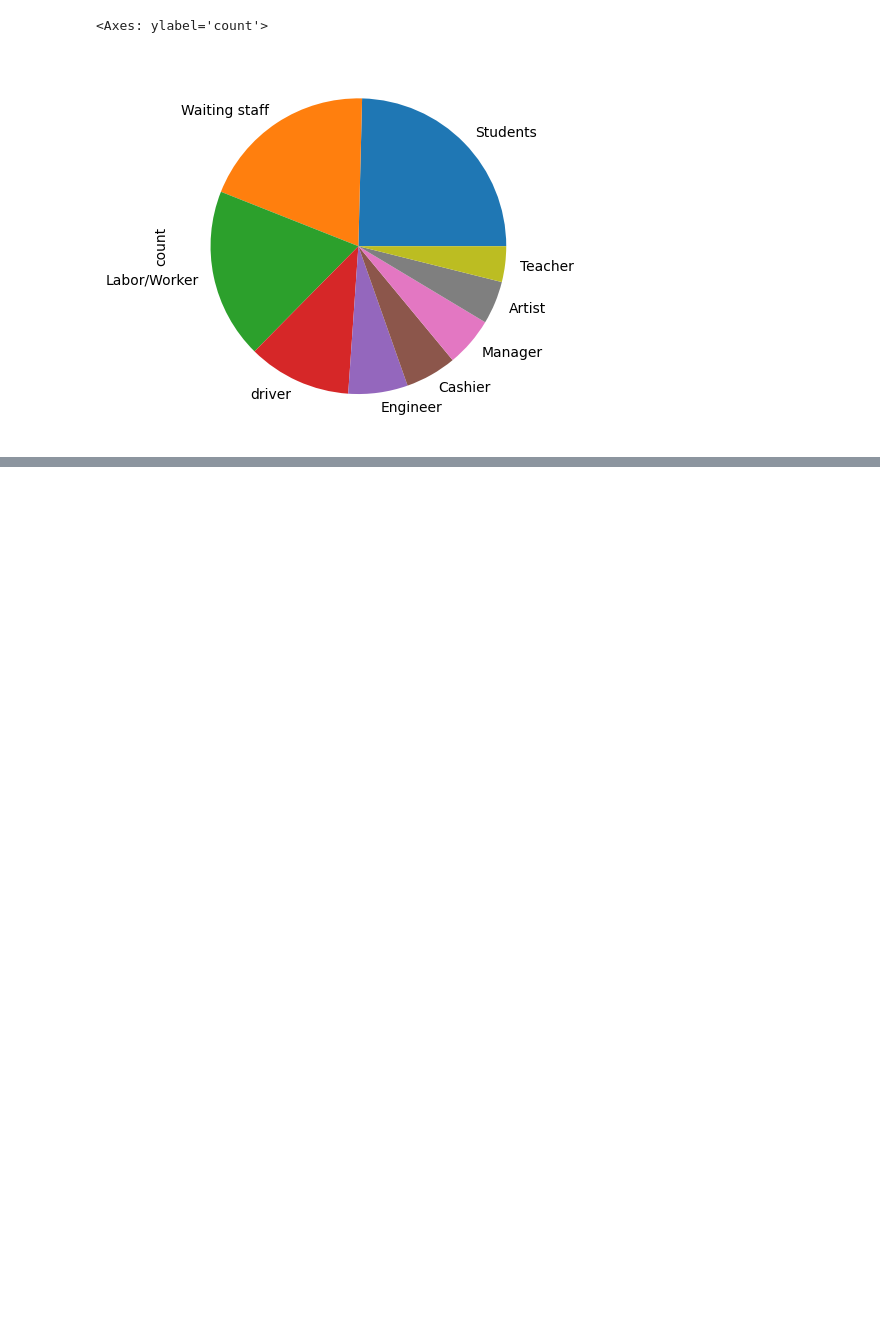
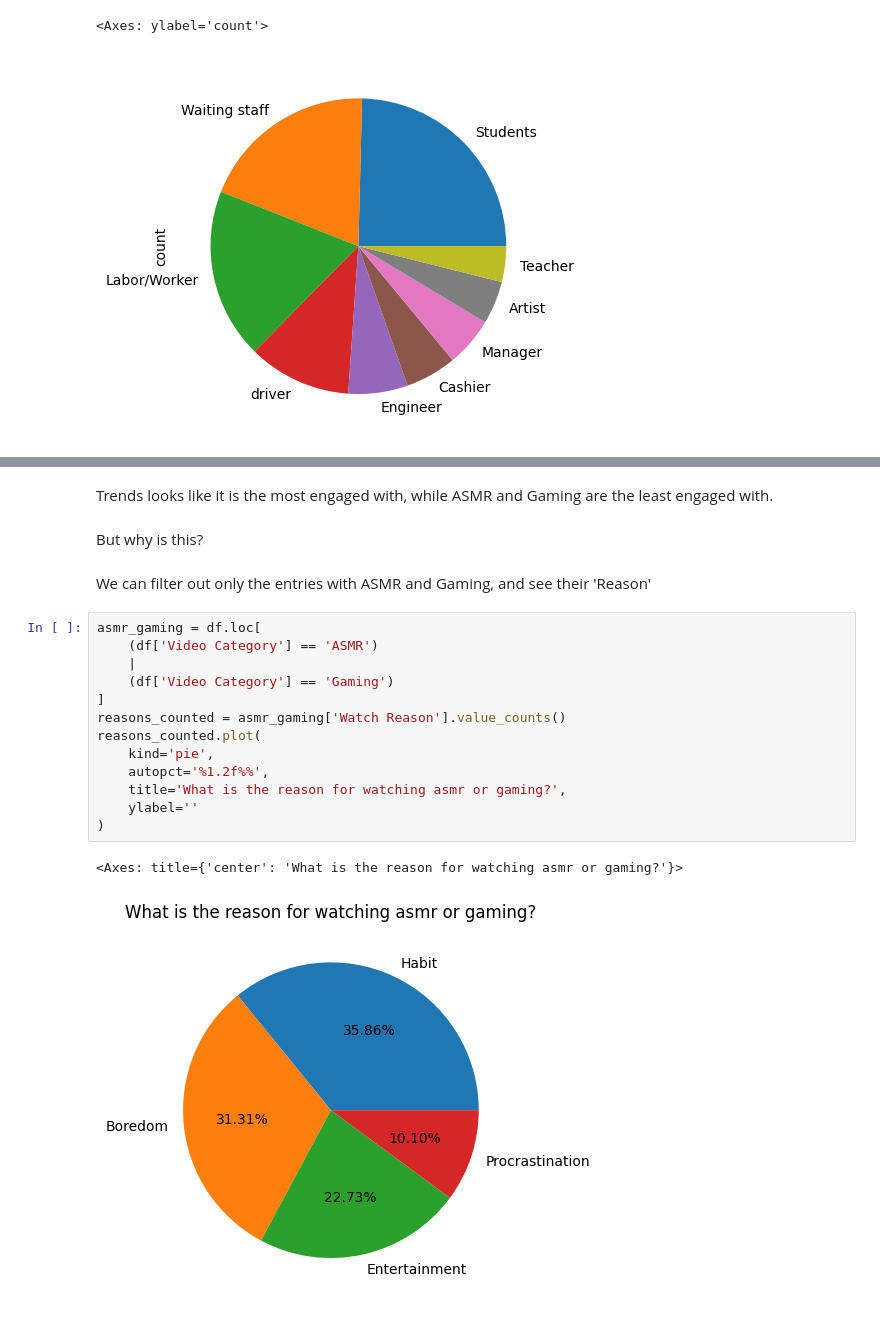
Before and after one commit to cchan083/Social-Media, a Jupyter notebook: analysis.ipynb, the cells around one changed output, grey strips where cells are left out. Cells and saved outputs as stored; diff of their text form; blank space fills up the shorter version.

```diff
--- a/analysis.ipynb
+++ b/analysis.ipynb
@@ -69,0 +223,22 @@ df['Profession'].value_counts().plot(
+# %% [markdown]
+Trends looks like it is the most engaged with, while ASMR and Gaming are the least engaged with.
+# %% [markdown]
+But why is this?
+# %% [markdown]
+We can filter out only the entries with ASMR and Gaming, and see their 'Reason'
+# %%
+asmr_gaming = df.loc[
+    (df['Video Category'] == 'ASMR')
+    |
+    (df['Video Category'] == 'Gaming')
+]
+reasons_counted = asmr_gaming['Watch Reason'].value_counts()
+reasons_counted.plot(
+    kind='pie',
+    autopct='%1.2f%%',
+    title='What is the reason for watching asmr or gaming?',
+    ylabel=''
+)
+# %% [output]
+<Axes: title={'center': 'What is the reason for watching asmr or gaming?'}>
+[figure, added]
```
Also changed, not shown: parts of 41 cells of this notebook.
